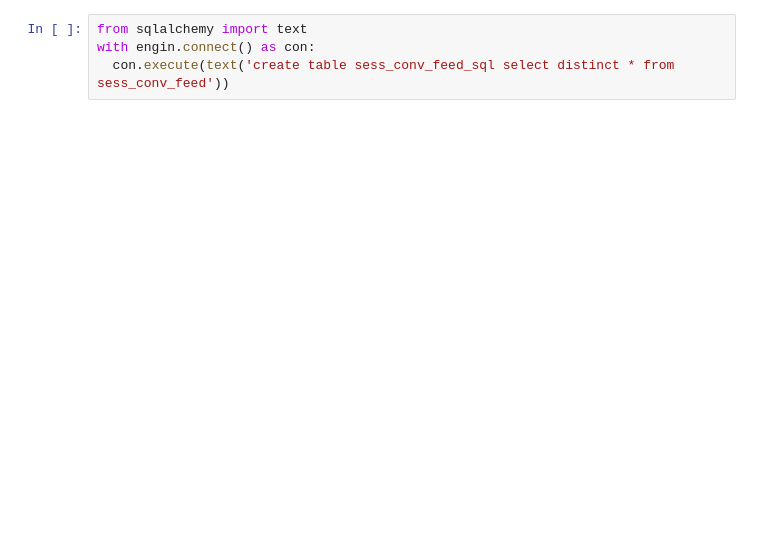
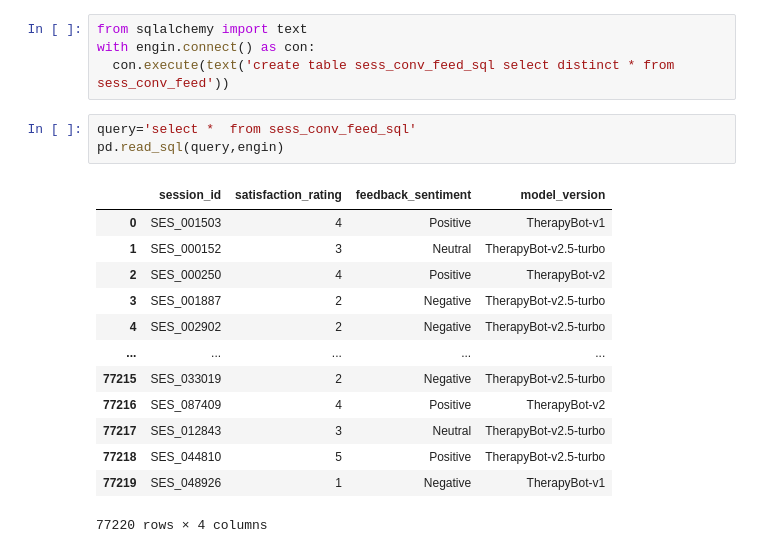
Before and after one commit to vishva0710/ai-chatbot-user-retention-analysis, a Jupyter notebook: AI_Chatbot_User_Retention_Analysis.ipynb, the cells around one changed output. Cells and saved outputs as stored; diff of their text form; blank space fills up the shorter version.

```diff
--- a/AI_Chatbot_User_Retention_Analysis.ipynb
+++ b/AI_Chatbot_User_Retention_Analysis.ipynb
@@ -1246,3 +1248,20 @@ sess_conv_feed_df.shape
 from sqlalchemy import text
 with engin.connect() as con:
   con.execute(text('create table sess_conv_feed_sql select distinct * from sess_conv_feed'))
+# %%
+query='select *  from sess_conv_feed_sql'
+pd.read_sql(query,engin)
+# %% [output]
+|  | session_id | satisfaction_rating | feedback_sentiment | model_version |
+| 0 | SES_001503 | 4 | Positive | TherapyBot-v1 |
+| 1 | SES_000152 | 3 | Neutral | TherapyBot-v2.5-turbo |
+| 2 | SES_000250 | 4 | Positive | TherapyBot-v2 |
+| 3 | SES_001887 | 2 | Negative | TherapyBot-v2.5-turbo |
+| 4 | SES_002902 | 2 | Negative | TherapyBot-v2.5-turbo |
+| ... | ... | ... | ... | ... |
+| 77215 | SES_033019 | 2 | Negative | TherapyBot-v2.5-turbo |
+| 77216 | SES_087409 | 4 | Positive | TherapyBot-v2 |
+| 77217 | SES_012843 | 3 | Neutral | TherapyBot-v2.5-turbo |
+| 77218 | SES_044810 | 5 | Positive | TherapyBot-v2.5-turbo |
+| 77219 | SES_048926 | 1 | Negative | TherapyBot-v1 |
+77220 rows × 4 columns
```
Also changed, not shown: parts of 17 cells of this notebook.
